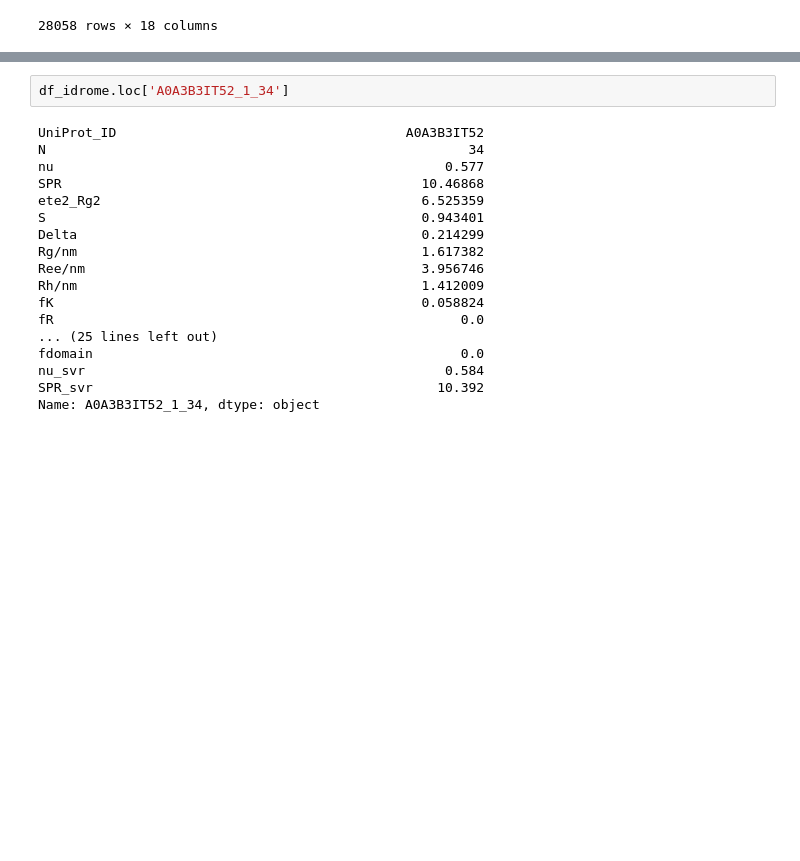
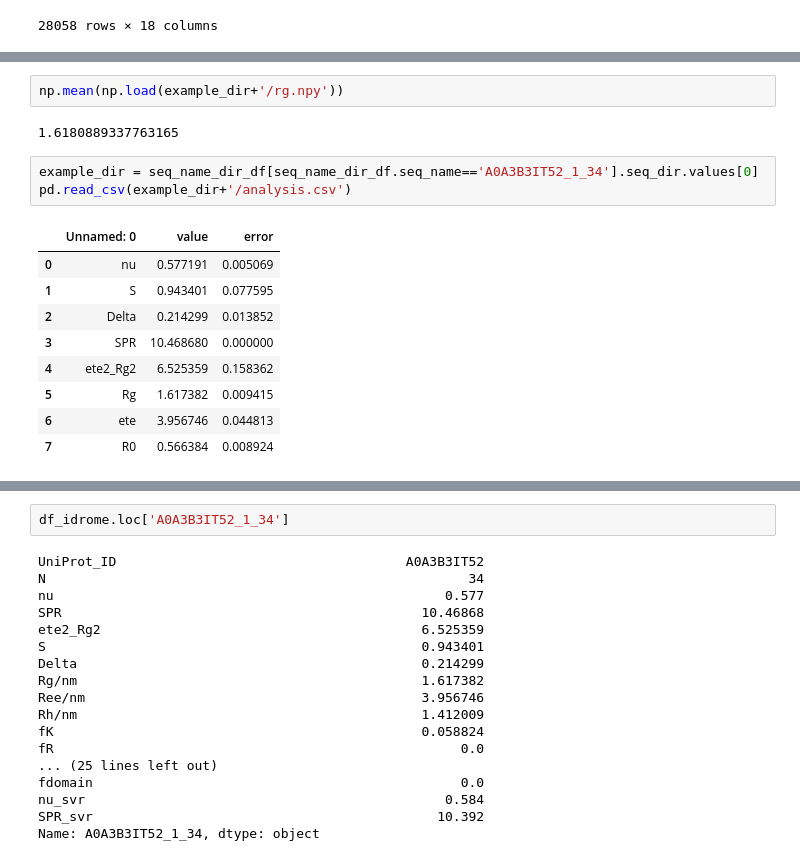
Before and after one commit to hshadman/larsen_paper_IDR_properties, a Jupyter notebook: idrome_.ipynb, the cells around one changed output, grey strips where cells are left out. Cells and saved outputs as stored; diff of their text form; blank space fills up the shorter version.

```diff
--- a/idrome_.ipynb
+++ b/idrome_.ipynb
@@ -75,3 +75,20 @@ df_idrome_conf.loc[df_idrome_conf.index.str.startswith('A0FG')]
 | A0FGR9_449_488 | 0.536 | 0.002956 | 0.902614 | 0.079948 | 0.203306 | 0.011546 | 6.276624 | 0.170323 | 1.677957 | 0.010665 | ... |
 | A0FGR9_580_758 | 0.506 | 0.002157 | 0.893180 | 0.115256 | 0.223384 | 0.024028 | 5.760317 | 0.229358 | 3.947928 | 0.034959 | ... |
 | A0FGR9_1_117 | 0.489 | 0.002324 | 0.812187 | 0.130078 | 0.187349 | 0.020695 | 6.322405 | 0.263035 | 2.663632 | 0.029643 | ... |
+# %%
+np.mean(np.load(example_dir+'/rg.npy'))
+# %% [output]
+1.6180889337763165
+# %%
+example_dir = seq_name_dir_df[seq_name_dir_df.seq_name=='A0A3B3IT52_1_34'].seq_dir.values[0]
+pd.read_csv(example_dir+'/analysis.csv')
+# %% [output]
+|  | Unnamed: 0 | value | error |
+| 0 | nu | 0.577191 | 0.005069 |
+| 1 | S | 0.943401 | 0.077595 |
+| 2 | Delta | 0.214299 | 0.013852 |
+| 3 | SPR | 10.468680 | 0.000000 |
+| 4 | ete2_Rg2 | 6.525359 | 0.158362 |
+| 5 | Rg | 1.617382 | 0.009415 |
+| 6 | ete | 3.956746 | 0.044813 |
+| 7 | R0 | 0.566384 | 0.008924 |
```
Also changed, not shown: parts of 1 cell of this notebook.
